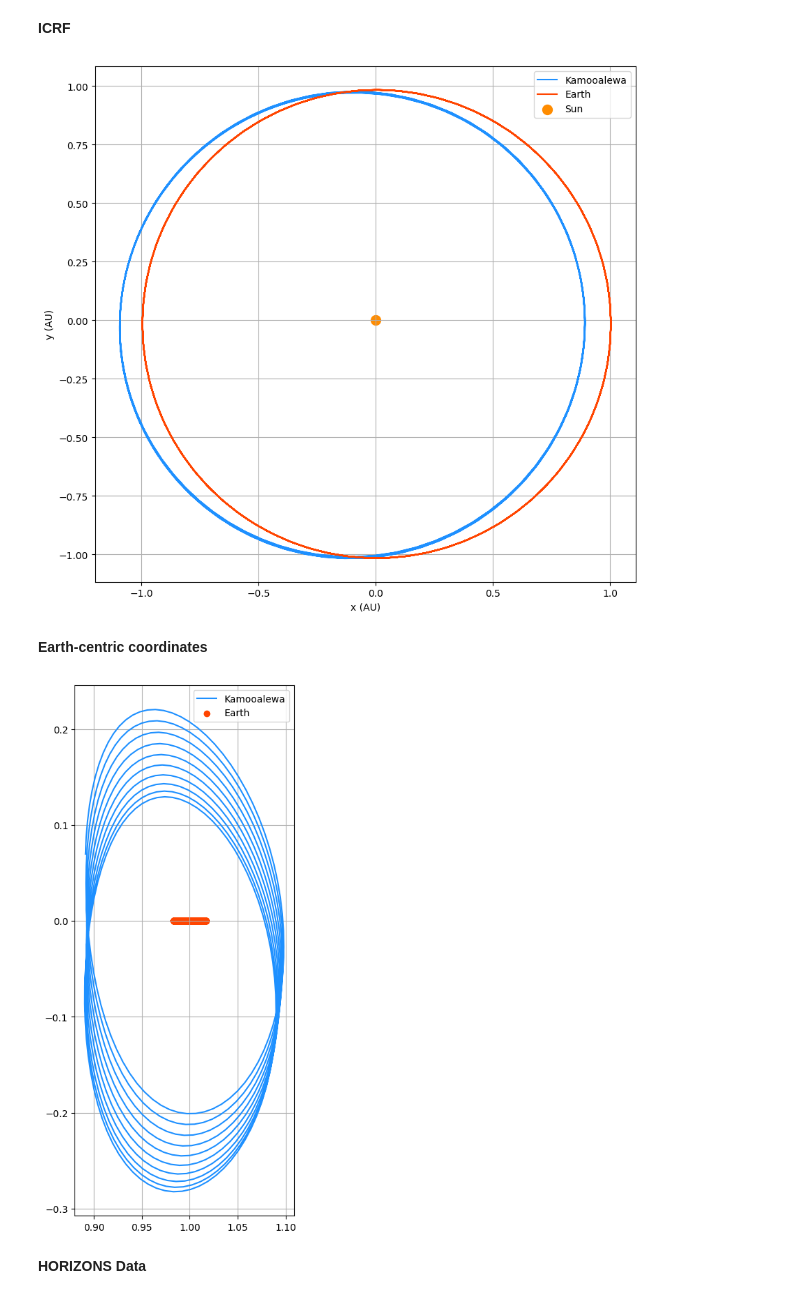
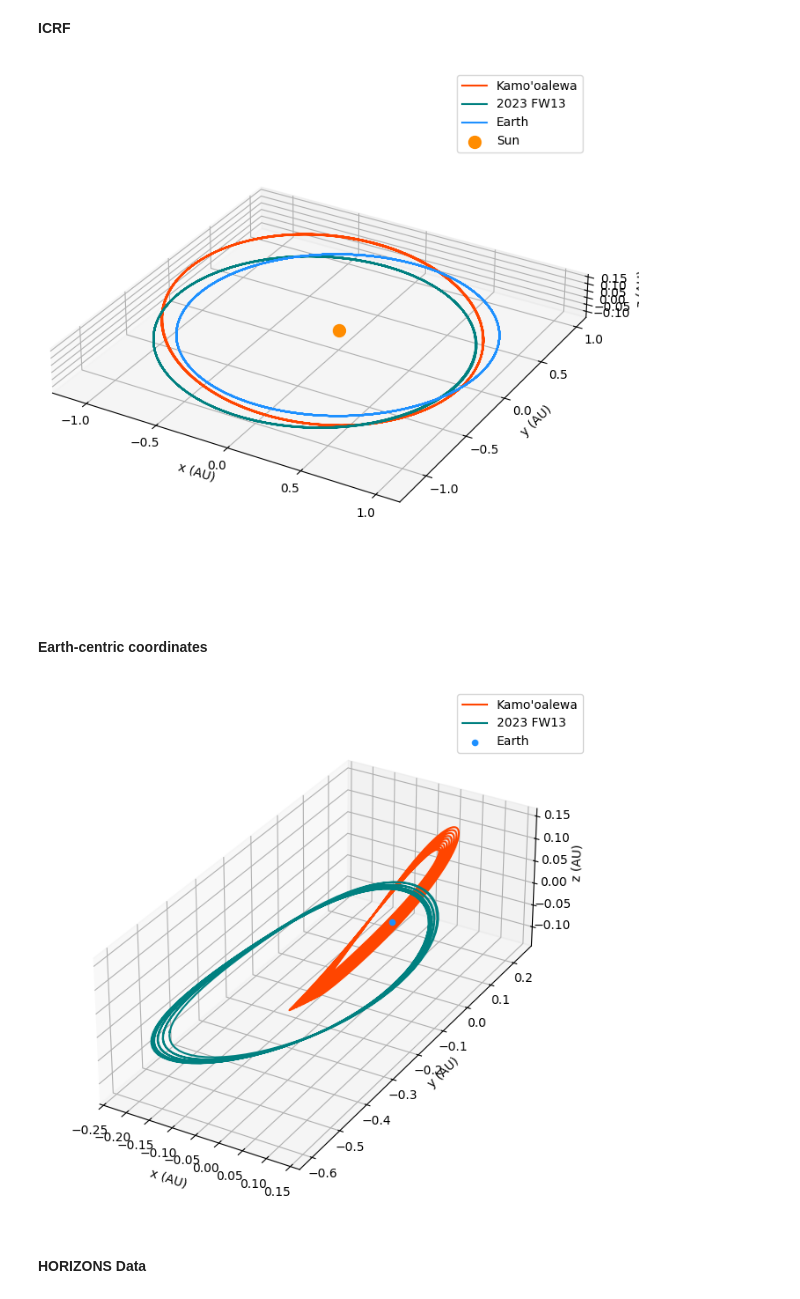
Before and after one commit to shami-momo/Workspace, a Jupyter notebook: solar_astro/my/kamooalewa.ipynb, the cells around one changed output. Saved outputs shown, nothing was run; the diff lists cells and outputs as text; code cells hidden in the pictures.

```diff
--- a/solar_astro/my/kamooalewa.ipynb
+++ b/solar_astro/my/kamooalewa.ipynb
@@ -4,49 +4,61 @@
 import numpy as np
 import pandas as pd
 import matplotlib.pyplot as plt
+from mpl_toolkits.mplot3d import Axes3D
 
-cols = ['time', 'long', 'x', 'y', 'z']
-r_kam = pd.read_csv('KAMOOALEWA.aei', sep='\s+', skiprows=4, names=cols)
-r_ear = pd.read_csv('EARTHMOO.aei', sep='\s+', skiprows=4, names=cols)
+col = ['time', 'long', 'x', 'y', 'z']
+r_k = pd.read_csv('KAMOOALEWA.aei', sep='\s+', skiprows=4, names=col)
+r_f = pd.read_csv('2023FW13.aei', sep='\s+', skiprows=4, names=col)
+r_e = pd.read_csv('EARTHMOO.aei', sep='\s+', skiprows=4, names=col)
 # %% [markdown]
 **ICRF**
 # %%
-plt.figure(figsize=(10, 10))
+fig = plt.figure(figsize=(10, 8))
+ax = fig.add_subplot(111, projection='3d')
 
-plt.plot(r_kam['x'], r_kam['y'], label='Kamooalewa', color='dodgerblue')
-plt.plot(r_ear['x'], r_ear['y'], label='Earth', color='orangered')
-plt.scatter([0], [0], color='darkorange', s=100, label='Sun')
+ax.plot(r_k['x'], r_k['y'], r_k['z'], label='Kamo\'oalewa', color='orangered')
+ax.plot(r_f['x'], r_f['y'], r_f['z'], label='2023 FW13', color='teal')
+ax.plot(r_e['x'], r_e['y'], r_e['z'], label='Earth', color='dodgerblue')
+ax.scatter([0], [0], [0], color='darkorange', s=100, label='Sun')
 
-plt.gca().set_aspect('equal')
-plt.xlabel('x (AU)')
-plt.ylabel('y (AU)')
-plt.legend()
-plt.grid(True)
+ax.set_aspect('equal')
+ax.set_xlabel('x (AU)')
+ax.set_ylabel('y (AU)')
+ax.set_zlabel('z (AU)')
+ax.legend()
+ax.grid(True)
 plt.show()
 # %% [output]
-[figure, old version]
+[figure, new version]
 # %% [markdown]
 **Earth-centric coordinates**
 # %%
-theta_ear = np.arctan2(r_ear['y'], r_ear['x'])
+theta = np.arctan2(r_e['y'], r_e['x'])
 
-kam_x_rot = r_kam['x'] * np.cos(theta_ear) + r_kam['y'] * np.sin(theta_ear)
-kam_y_rot = -r_kam['x'] * np.sin(theta_ear) + r_kam['y'] * np.cos(theta_ear)
+x_rot_k = r_k['x'] * np.cos(theta) + r_k['y'] * np.sin(theta) - (r_e['x'] * np.cos(theta) + r_e['y'] * np.sin(theta))
+y_rot_k = -r_k['x'] * np.sin(theta) + r_k['y'] * np.cos(theta) - (-r_e['x'] * np.sin(theta) + r_e['y'] * np.cos(theta))
+z_rot_k = r_k['z'] - r_e['z']
 
-ear_x_rot = r_ear['x'] * np.cos(theta_ear) + r_ear['y'] * np.sin(theta_ear)
-ear_y_rot = np.zeros_like(ear_x_rot)
+x_rot_f = r_f['x'] * np.cos(theta) + r_f['y'] * np.sin(theta) - (r_e['x'] * np.cos(theta) + r_e['y'] * np.sin(theta))
+y_rot_f = -r_f['x'] * np.sin(theta) + r_f['y'] * np.cos(theta) - (-r_e['x'] * np.sin(theta) + r_e['y'] * np.cos(theta))
+z_rot_f = r_f['z'] - r_e['z']
 # %%
-plt.figure(figsize=(10, 10))
+fig = plt.figure(figsize=(10, 8))
+ax = fig.add_subplot(111, projection='3d')
 
-plt.plot(kam_x_rot, kam_y_rot, label='Kamooalewa', color='dodgerblue')
-plt.scatter(ear_x_rot, ear_y_rot, label='Earth', color='orangered')
+ax.plot(x_rot_k, y_rot_k, z_rot_k, label='Kamo\'oalewa', color='orangered')
+ax.plot(x_rot_f, y_rot_f, z_rot_f, label='2023 FW13', color='teal')
+ax.scatter(0, 0, 0, label='Earth', color='dodgerblue')
 
-plt.gca().set_aspect('equal')
-plt.legend()
-plt.grid(True)
+ax.set_aspect('equal')
+ax.set_xlabel('x (AU)')
+ax.set_ylabel('y (AU)')
+ax.set_zlabel('z (AU)')
+ax.legend()
+ax.grid(True)
 plt.show()
 # %% [output]
-[figure, old version]
+[figure, new version]
 # %% [markdown]
 **HORIZONS Data**
 # %%
```
Also changed, not shown: 3 other files.
